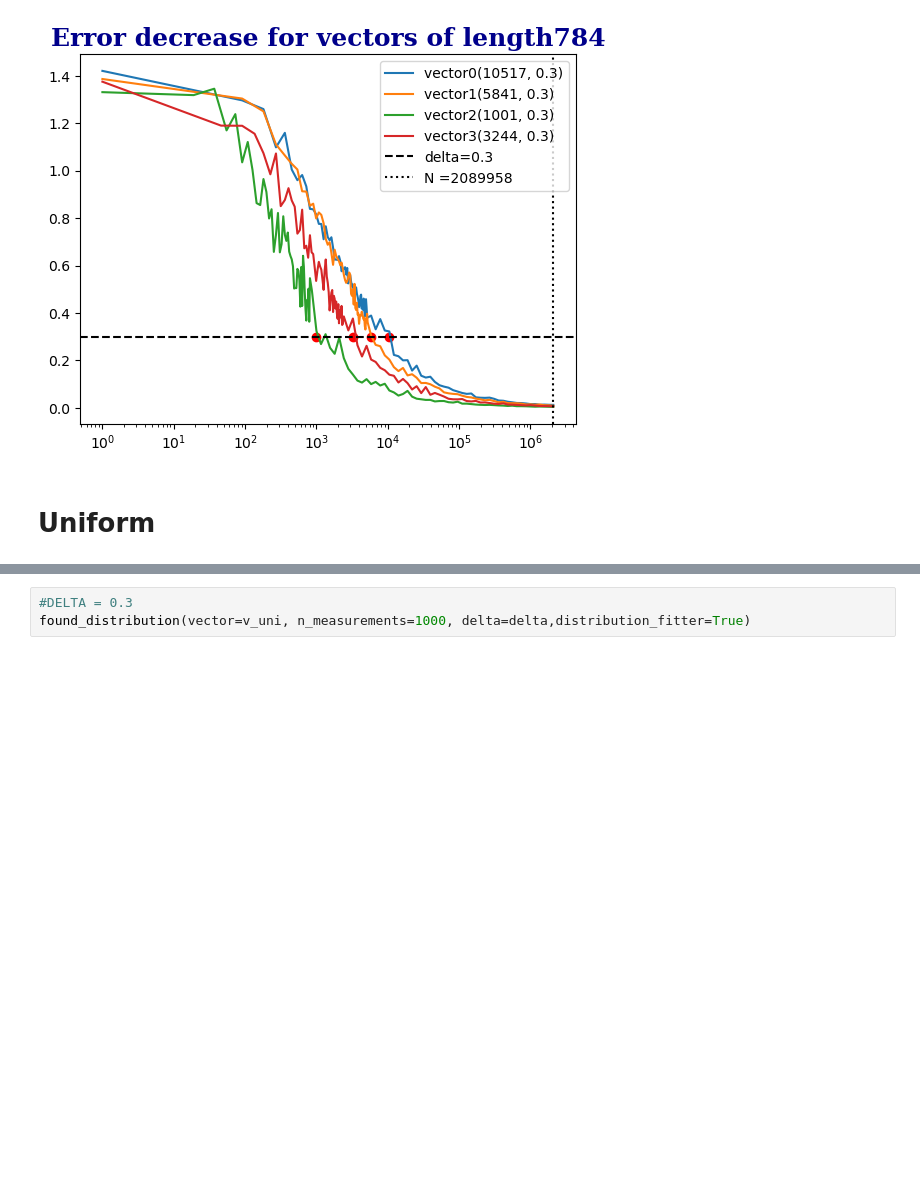
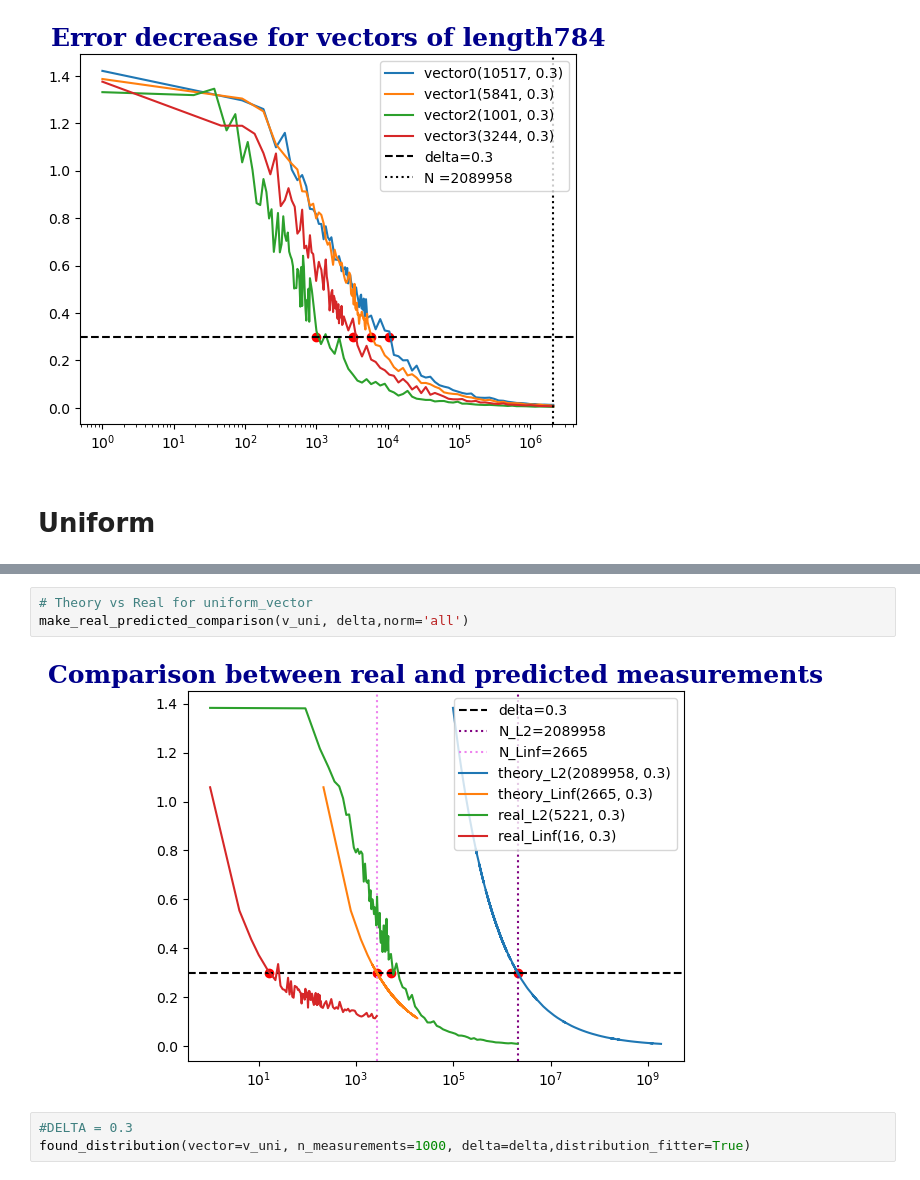
Before and after one commit to tommasofioravanti/sq-learn, a Jupyter notebook: Tomography.ipynb, the cells around one changed output, grey strips where cells are left out. Saved outputs shown, nothing was run; the diff lists cells and outputs as text; blank space fills up the shorter version.

```diff
--- a/Tomography.ipynb
+++ b/Tomography.ipynb
@@ -55,3 +55,8 @@ make_real_predicted_comparison(v_uni, delta)
+# %%
+# Theory vs Real for uniform_vector
+make_real_predicted_comparison(v_uni, delta,norm='all')
+# %% [output]
+[figure, added]
 # %%
 #DELTA = 0.3
 found_distribution(vector=v_uni, n_measurements=1000, delta=delta,distribution_fitter=True)
```
Also changed, not shown: parts of 4 cells of this notebook, 2 other files.
